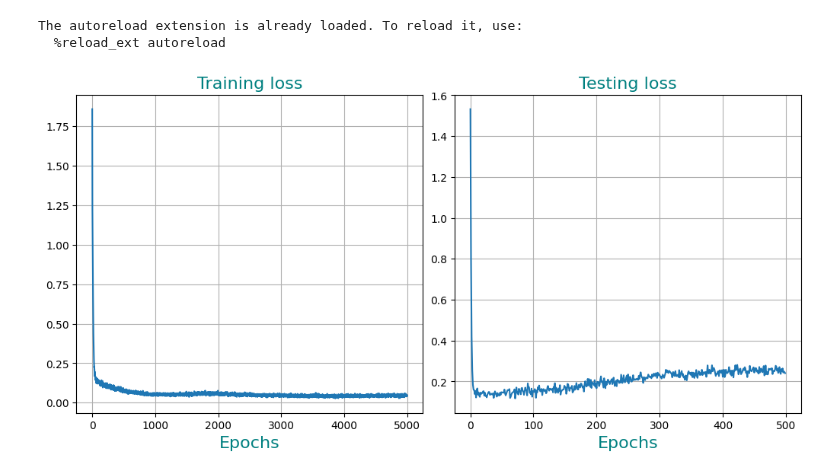
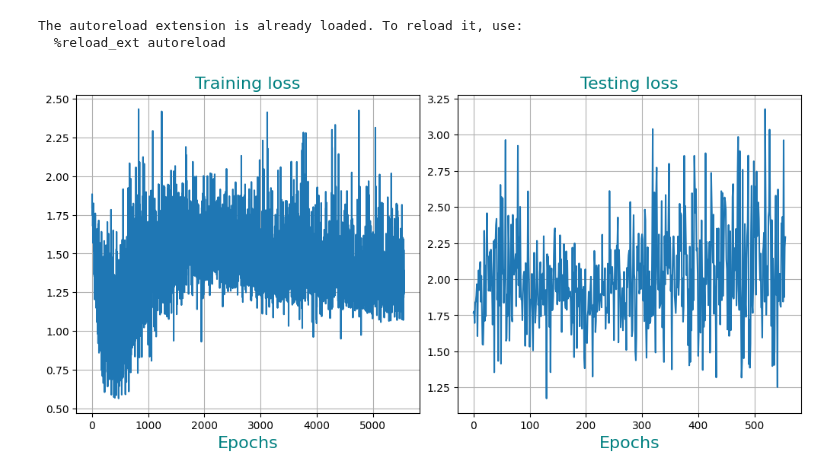
Before and after one commit to abhi-iyer/deformGINR, a Jupyter notebook: main.ipynb, the cells around one changed output. Saved outputs shown, nothing was run; the diff lists cells and outputs as text; code cells hidden in the pictures.

```diff
--- a/main.ipynb
+++ b/main.ipynb
@@ -11,8 +11,8 @@ from ginr_configs import CONFIGS
 # %% [output]
 The autoreload extension is already loaded. To reload it, use:
   %reload_ext autoreload
-# %%
-basic_bunny = GINR_Experiment("basic_bunny", CONFIGS["bunny_config"])
-basic_bunny.plot()
-# %% [output]
-[figure, removed]
+# %%
+regular_bunny_100_fourier = GINR_Experiment("regular_bunny_100_fourier", CONFIGS["regular_bunny_100_fourier"])
+regular_bunny_100_fourier.plot()
+# %% [output]
+[figure, added]
```
Also changed, not shown: parts of 1 cell of this notebook, 10 other files.
